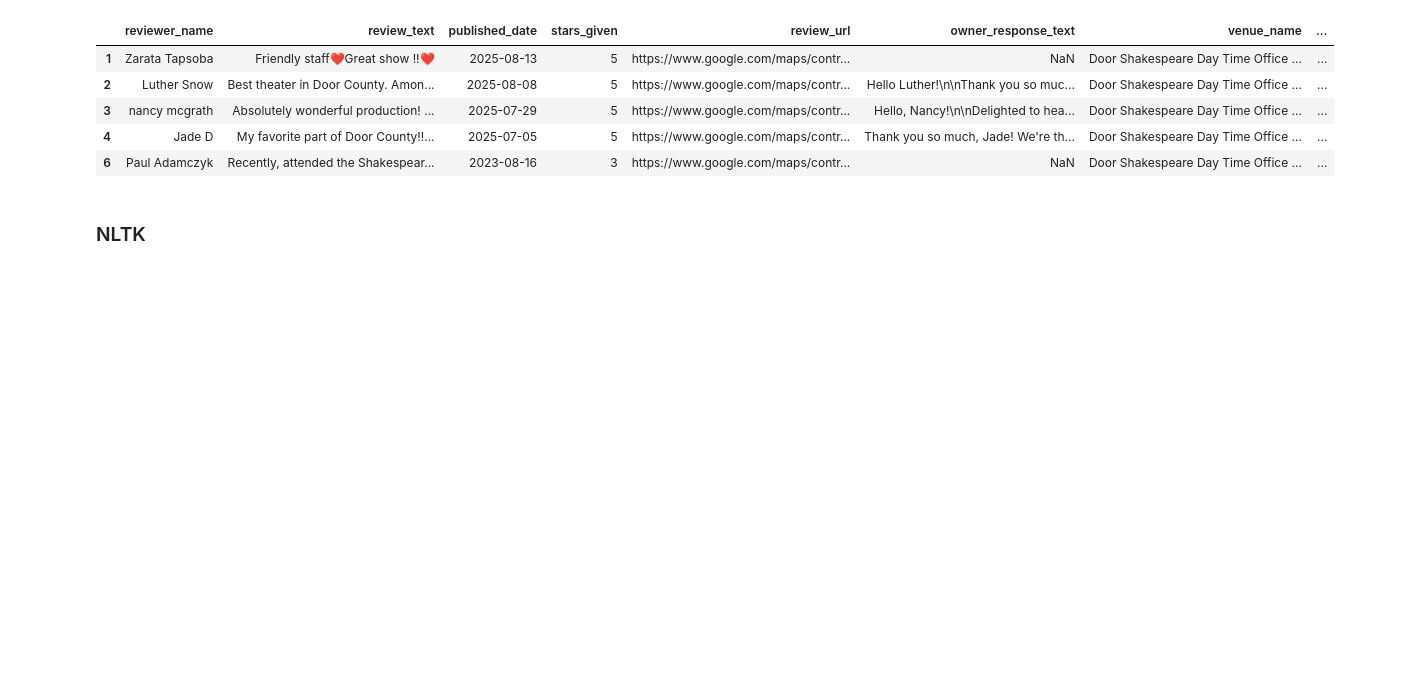
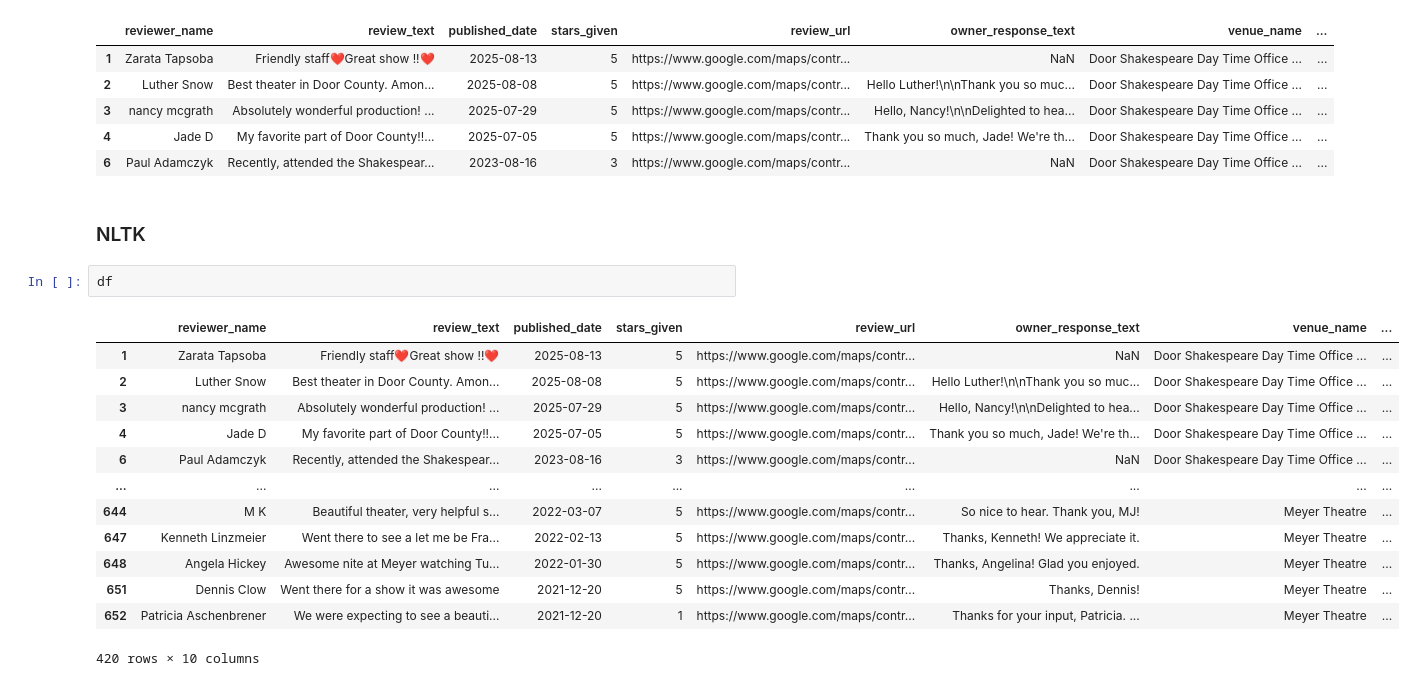
Before and after one commit to ezralinnan/RuralTheatreReviewsNLP, a Jupyter notebook: review_nlp.ipynb, the cells around one changed output. Cells and saved outputs as stored; diff of their text form; blank space fills up the shorter version.

```diff
--- a/review_nlp.ipynb
+++ b/review_nlp.ipynb
@@ -155,3 +155,19 @@ df.head()
 | 6 | Paul Adamczyk | Recently, attended the Shakespear... | 2023-08-16 | 3 | https://www.google.com/maps/contr... | NaN | Door Shakespeare Day Time Office ... | ... |
 # %% [markdown]
 ### NLTK
+# %%
+df
+# %% [output]
+|  | reviewer_name | review_text | published_date | stars_given | review_url | owner_response_text | venue_name | ... |
+| 1 | Zarata Tapsoba | Friendly staff❤️Great show !!❤️ | 2025-08-13 | 5 | https://www.google.com/maps/contr... | NaN | Door Shakespeare Day Time Office ... | ... |
+| 2 | Luther Snow | Best theater in Door County. Amon... | 2025-08-08 | 5 | https://www.google.com/maps/contr... | Hello Luther!\n\nThank you so muc... | Door Shakespeare Day Time Office ... | ... |
+| 3 | nancy mcgrath | Absolutely wonderful production! ... | 2025-07-29 | 5 | https://www.google.com/maps/contr... | Hello, Nancy!\n\nDelighted to hea... | Door Shakespeare Day Time Office ... | ... |
+| 4 | Jade D | My favorite part of Door County!!... | 2025-07-05 | 5 | https://www.google.com/maps/contr... | Thank you so much, Jade! We're th... | Door Shakespeare Day Time Office ... | ... |
+| 6 | Paul Adamczyk | Recently, attended the Shakespear... | 2023-08-16 | 3 | https://www.google.com/maps/contr... | NaN | Door Shakespeare Day Time Office ... | ... |
+| ... | ... | ... | ... | ... | ... | ... | ... | ... |
+| 644 | M K | Beautiful theater, very helpful s... | 2022-03-07 | 5 | https://www.google.com/maps/contr... | So nice to hear. Thank you, MJ! | Meyer Theatre | ... |
+| 647 | Kenneth Linzmeier | Went there to see a let me be Fra... | 2022-02-13 | 5 | https://www.google.com/maps/contr... | Thanks, Kenneth! We appreciate it. | Meyer Theatre | ... |
+| 648 | Angela Hickey | Awesome nite at Meyer watching Tu... | 2022-01-30 | 5 | https://www.google.com/maps/contr... | Thanks, Angelina! Glad you enjoyed. | Meyer Theatre | ... |
+| 651 | Dennis Clow | Went there for a show it was awesome | 2021-12-20 | 5 | https://www.google.com/maps/contr... | Thanks, Dennis! | Meyer Theatre | ... |
+| 652 | Patricia Aschenbrener | We were expecting to see a beauti... | 2021-12-20 | 1 | https://www.google.com/maps/contr... | Thanks for your input, Patricia. ... | Meyer Theatre | ... |
+420 rows × 10 columns
```
